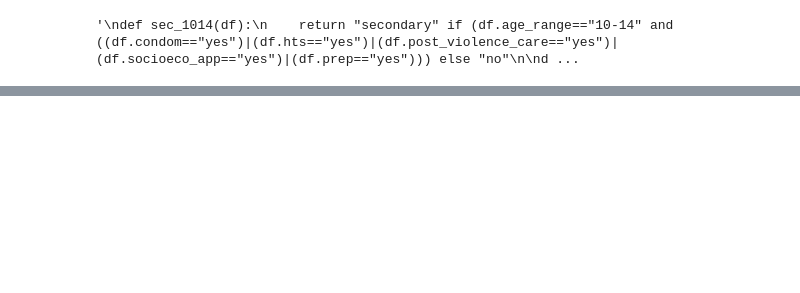
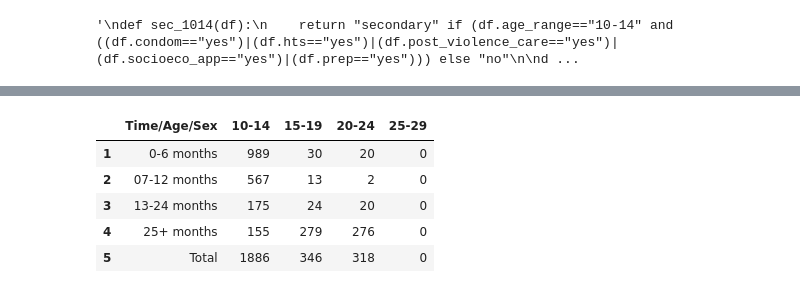
Before and after one commit to thecassion/dataapi, a Jupyter notebook: app/services/test.ipynb, the cells around one changed output, grey strips where cells are left out. Drawn from its saved outputs; the diff is of its cells as text; code cells hidden in the pictures; blank space fills up the shorter version.

Commit message:
feature  datim enpoint is complete

```diff
--- a/app/services/test.ipynb
+++ b/app/services/test.ipynb
@@ -1349,0 +1536,9 @@ datim.datim_agyw_prevI()
+# %%
+datim.datim_agyw_prevII()
+# %% [output]
+|  | Time/Age/Sex | 10-14 | 15-19 | 20-24 | 25-29 |
+| 1 | 0-6 months | 989 | 30 | 20 | 0 |
+| 2 | 07-12 months | 567 | 13 | 2 | 0 |
+| 3 | 13-24 months | 175 | 24 | 20 | 0 |
+| 4 | 25+ months | 155 | 279 | 276 | 0 |
+| 5 | Total | 1886 | 346 | 318 | 0 |
```
Also changed, not shown: parts of 13 cells of this notebook, 4 other files.
